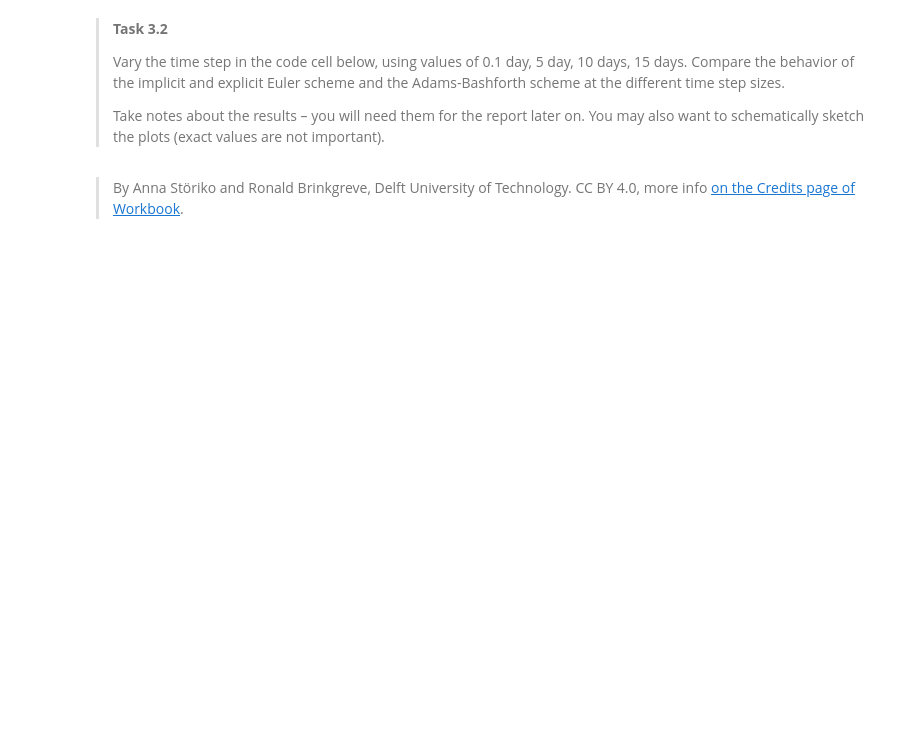
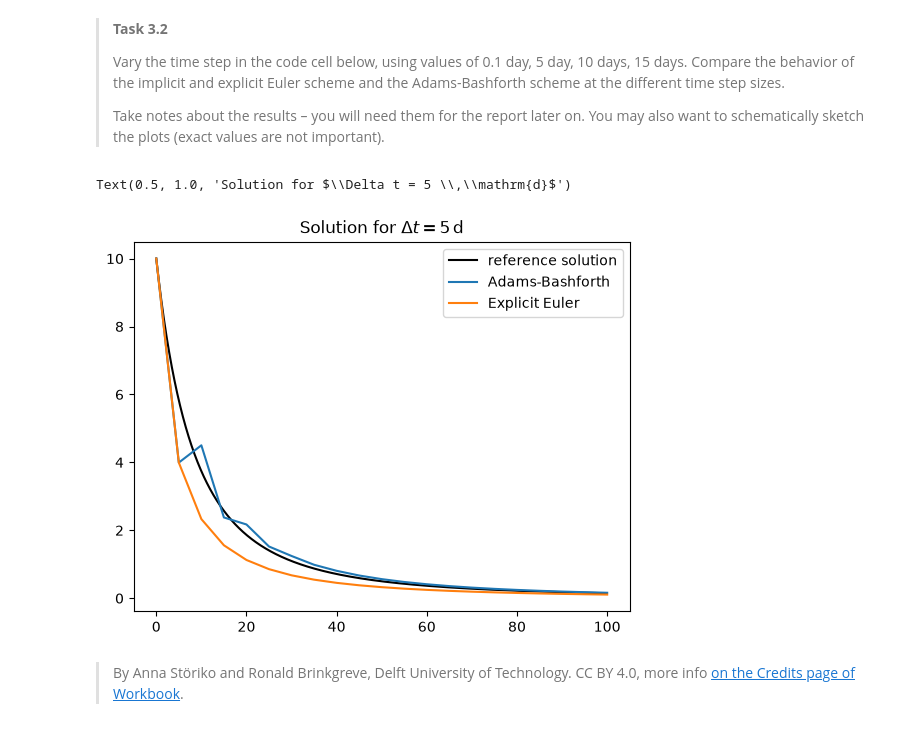
Before and after one commit to candicehabay11/GA1.3, a Jupyter notebook: contaminant_degradation.ipynb, the cells around one changed output. Drawn from its saved outputs; the diff is of its cells as text; code cells hidden in the pictures; blank space fills up the shorter version.

```diff
--- a/contaminant_degradation.ipynb
+++ b/contaminant_degradation.ipynb
@@ -262,12 +262,20 @@ def solve_adams_bashforth(c0, times, dt, k, n, alpha):
 
     # Initialize the current state
     c_i = c0
+    c_i_minus = c0
 
     # Iterate over times
     for i in range(len(times) - 1):
         t_i = times[i]
 
-        ### YOUR CODE LINES HERE
+        f_ci = decay_model_with_sorption(t_i, c_i, k, n, alpha)
+        f_ci_minus = decay_model_with_sorption(t_i, c_i_minus, k, n, alpha)
+
+        c_cal = c_i + ((dt/2) * (3*f_ci - f_ci_minus))
+        c.append(c_cal)
+        c_i_minus = c_i
+        c_i = c_cal
+
 
     # Convert list of states to a numpy array
     c_array = np.array(c)
@@ -336,19 +347,22 @@ plt.legend()
 >
 > Take notes about the results – you will need them for the report later on. You may also want to schematically sketch the plots (exact values are not important).
 # %%
-dt = 0.1
+dt = 5
 t_end = np.maximum(100, dt * 5)
 times = np.arange(0, t_end + dt, dt)  # in days
 n_times = len(times)
 
 c_adams_bashforth = solve_adams_bashforth(c0, times, dt=dt, k=k, n=n, alpha=alpha)
 c_implicit = solve_implicit_euler(c0, times, dt, k, n, alpha, tolerance, max_iter)
 c_explicit = solve_explicit_euler(c0, times, dt, k, n, alpha)
 plt.plot(sol.t, sol.y[0], label="reference solution", color="black")
 plt.plot(times, c_adams_bashforth, label="Adams-Bashforth")
-plt.plot(times, c_implicit, label="Implicit Euler")
+#plt.plot(times, c_implicit, label="Implicit Euler")
 plt.plot(times, c_explicit, label="Explicit Euler")
 plt.legend()
 plt.title(fr"Solution for $\Delta t = {dt} \,\mathrm{{d}}$")
+# %% [output]
+Text(0.5, 1.0, 'Solution for $\\Delta t = 5 \\,\\mathrm{d}$')
+[figure, added]
 # %% [markdown]
 > By Anna Störiko and Ronald Brinkgreve, Delft University of Technology. CC BY 4.0, more info [on the Credits page of Workbook](https://mude.citg.tudelft.nl/workbook-2026/credits.html).
```
Also changed, not shown: parts of 1 cell of this notebook.
